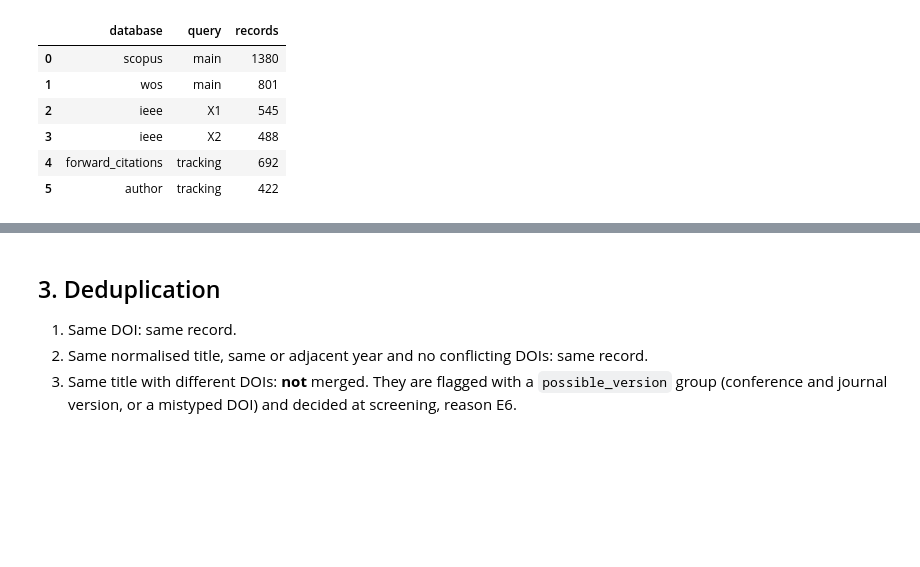
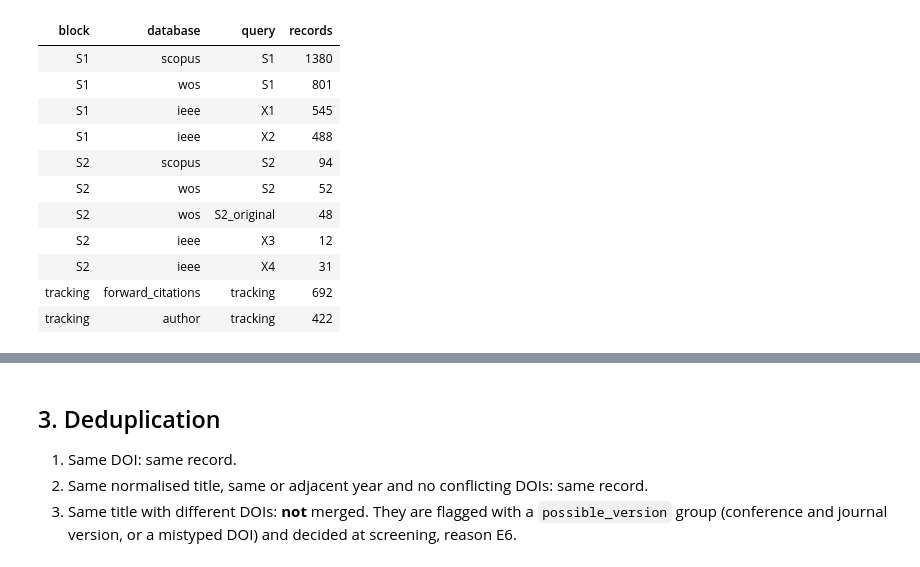
Before and after one commit to telmomm/CERTA, a Jupyter notebook: WP0-state-of-the-art/T0.2-search-and-deduplication/01_search_and_deduplication.ipynb, the cells around one changed output, grey strips where cells are left out. Cells and saved outputs as stored; diff of their text form; code cells hidden in the pictures; blank space fills up the shorter version.

```diff
--- a/WP0-state-of-the-art/T0.2-search-and-deduplication/01_search_and_deduplication.ipynb
+++ b/WP0-state-of-the-art/T0.2-search-and-deduplication/01_search_and_deduplication.ipynb
@@ -23,59 +68,56 @@ DATABASES = ["scopus", "wos", "ieee"]
 # %%
-def read_csvs(folder):
-    files = sorted(Path(folder).glob("*.csv"))
-    return pd.concat([pd.read_csv(f, dtype=str, encoding="utf-8-sig") for f in files]).fillna("")
-
-def read_xls(folder):
-    files = sorted(Path(folder).glob("*.xls"))
-    return pd.concat([pd.read_excel(f, dtype=str) for f in files]).fillna("")
-
-sc = read_csvs("Scopus")
-wos = read_xls("WOS")
-x1 = read_csvs("IEEE/X1")
-x2 = read_csvs("IEEE/X2")
+def read_files(folder, pattern):
+    files = sorted(Path(folder).glob(pattern))
+    if not files:
+        return None
+    read = pd.read_excel if pattern.endswith("xls") else lambda f, dtype: pd.read_csv(f, dtype=dtype, encoding="utf-8-sig")
+    return pd.concat([read(f, dtype=str) for f in files]).fillna("")
 
 def join(*columns):
     return pd.concat(columns, axis=1).apply(lambda r: "; ".join(v for v in r if v), axis=1)
 
-def from_ieee(df, query):
+def from_scopus(df):
     return pd.DataFrame({
-        "database": "ieee", "query": query, "db_id": df["PDF Link"],
-        "title": df["Document Title"], "authors": df["Authors"], "year": df["Publication Year"],
-        "source": df["Publication Title"], "type": df["Document Identifier"], "language": "",
-        "doi": df["DOI"], "abstract": df["Abstract"],
-        "keywords": join(df["Author Keywords"], df["IEEE Terms"]),
-    })
-
-def from_scopus(df, database, query):
-    return pd.DataFrame({
-        "database": database, "query": query, "db_id": df["EID"],
-        "title": df["Title"], "authors": df["Authors"], "year": df["Year"],
+        "db_id": df["EID"], "title": df["Title"], "authors": df["Authors"], "year": df["Year"],
         "source": df["Source title"], "type": df["Document Type"],
         "language": df["Language of Original Document"], "doi": df["DOI"], "abstract": df["Abstract"],
         "keywords": join(df["Author Keywords"], df["Index Keywords"]),
     })
 
-# Scopus exports of the citation and author tracking (T0.4), if any
-tracking = [from_scopus(read_csvs(T04 / folder), database, "tracking")
-            for database, folder in T04_SOURCES.items() if list((T04 / folder).glob("*.csv"))]
+def from_wos(df):
+    return pd.DataFrame({
+        "db_id": df["UT (Unique WOS ID)"], "title": df["Article Title"], "authors": df["Authors"],
+        "year": df["Publication Year"].str.split(".").str[0], "source": df["Source Title"],
+        "type": df["Document Type"], "language": df["Language"], "doi": df["DOI"], "abstract": df["Abstract"],
+        "keywords": join(df["Author Keywords"], df["Keywords Plus"]),
+    })
 
-raw = pd.concat([
-    from_scopus(sc, "scopus", "main"),
-    pd.DataFrame({
-        "database": "wos", "query": "main", "db_id": wos["UT (Unique WOS ID)"],
-        "title": wos["Article Title"], "authors": wos["Authors"],
-        "year": wos["Publication Year"].str.split(".").str[0],
-        "source": wos["Source Title"], "type": wos["Document Type"], "language": wos["Language"],
-        "doi": wos["DOI"], "abstract": wos["Abstract"],
-        "keywords": join(wos["Author Keywords"], wos["Keywords Plus"]),
-    }),
-    from_ieee(x1, "X1"), from_ieee(x2, "X2"),
-    *tracking,
-], ignore_index=True)
+def from_ieee(df):
+    return pd.DataFrame({
+        "db_id": df["PDF Link"], "title": df["Document Title"], "authors": df["Authors"],
+        "year": df["Publication Year"], "source": df["Publication Title"], "type": df["Document Identifier"],
+        "language": "", "doi": df["DOI"], "abstract": df["Abstract"],
+        "keywords": join(df["Author Keywords"], df["IEEE Terms"]),
+    })
 
+READERS = {"scopus": ("*.csv", from_scopus), "wos": ("*.xls", from_wos), "ieee": ("*.csv", from_ieee)}
+parts, pending = [], []
+for database, query, block, folder in QUERIES:
+    pattern, convert = READERS[database]
+    df = read_files(folder, pattern)
+    if df is None:
+        pending.append(f"{database} {query}")
+        continue
+    parts.append(convert(df).assign(database=database, query=query, block=block))
+for database, folder in T04_SOURCES.items():
+    df = read_files(T04 / folder, "*.csv")
+    if df is not None:
+        parts.append(from_scopus(df).assign(database=database, query="tracking", block="tracking"))
+
+raw = pd.concat(parts, ignore_index=True)
 raw["doi"] = raw["doi"].str.strip().str.lower().str.replace(r"^https?://(dx\.)?doi\.org/", "", regex=True)
 raw["abstract"] = raw["abstract"].replace("[No abstract available]", "")
 
-exported = raw.groupby(["database", "query"], sort=False).size().rename("records").reset_index()
-exported
+print("Pending queries:", ", ".join(pending) or "none")
+table(raw.groupby(["block", "database", "query"], sort=False).size().rename("records").reset_index())
 # %% [output]
@@ -82,10 +125,15 @@ exported
-|  | database | query | records |
-| 0 | scopus | main | 1380 |
-| 1 | wos | main | 801 |
-| 2 | ieee | X1 | 545 |
-| 3 | ieee | X2 | 488 |
-| 4 | forward_citations | tracking | 692 |
-| 5 | author | tracking | 422 |
+| block | database | query | records |
+| S1 | scopus | S1 | 1380 |
+| S1 | wos | S1 | 801 |
+| S1 | ieee | X1 | 545 |
+| S1 | ieee | X2 | 488 |
+| S2 | scopus | S2 | 94 |
+| S2 | wos | S2 | 52 |
+| S2 | wos | S2_original | 48 |
+| S2 | ieee | X3 | 12 |
+| S2 | ieee | X4 | 31 |
+| tracking | forward_citations | tracking | 692 |
+| tracking | author | tracking | 422 |
 # %% [markdown]
 ## 2. Front matter and proceedings
 
```
Also changed, not shown: parts of 20 cells of this notebook, 12 other files.
